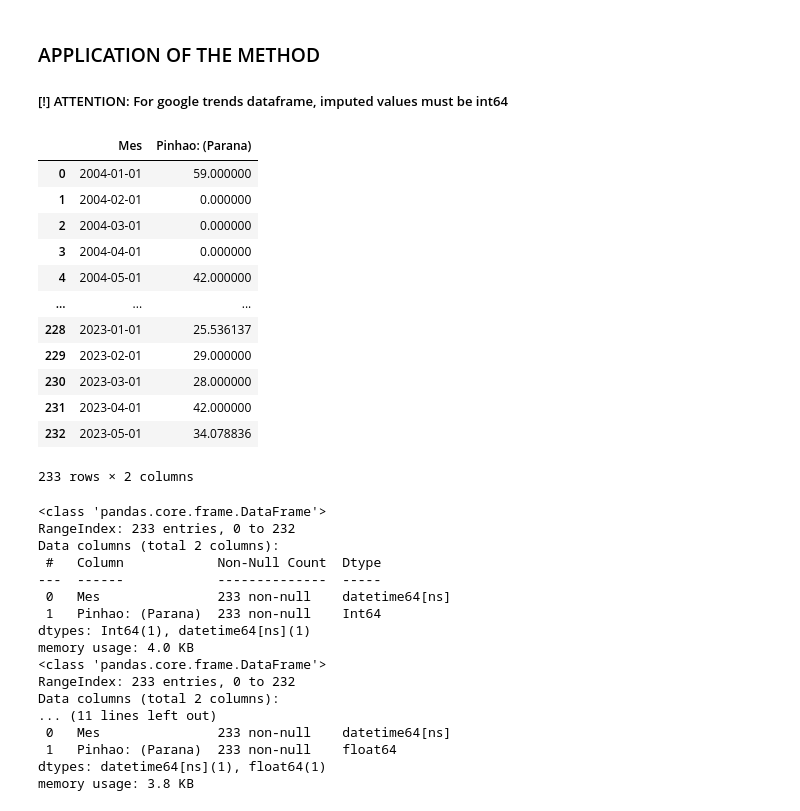
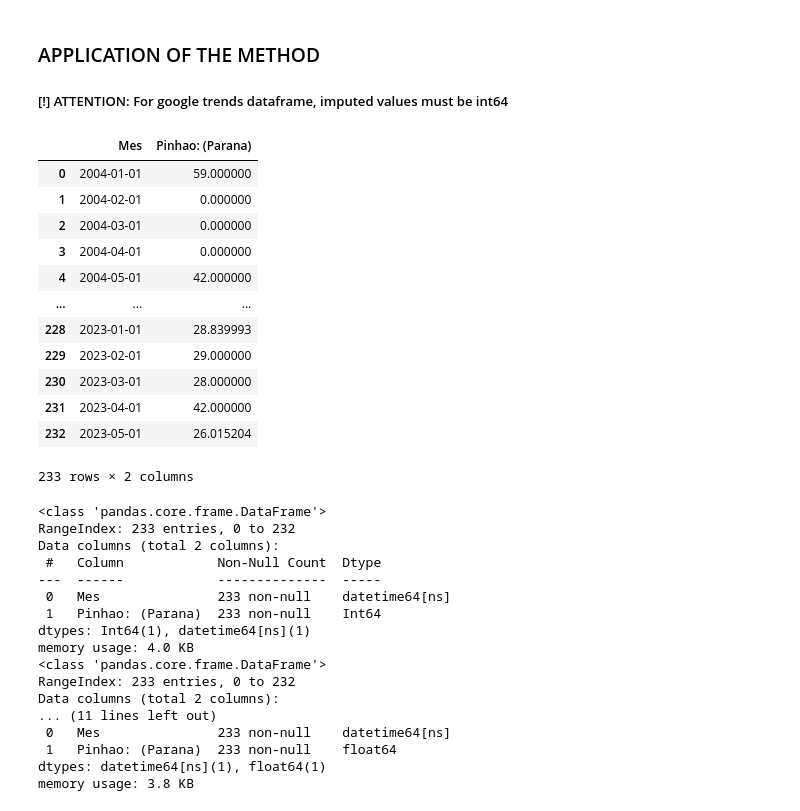
Before and after one commit to Andre-Seiji/mvi_statistical_methods, a Jupyter notebook: linear_logistic_regression-based_mvi_(llrmvi)/llrvi.ipynb, the cells around one changed output. Cells and saved outputs as stored; diff of their text form; code cells hidden in the pictures.

```diff
--- a/linear_logistic_regression-based_mvi_(llrmvi)/llrvi.ipynb
+++ b/linear_logistic_regression-based_mvi_(llrmvi)/llrvi.ipynb
@@ -43,51 +43,54 @@ df_original = df_original.reset_index(drop=True) #reset the index starting from
 # %%
 # Linear Regression model
 def llrvi(df):
     numericos=df[df['Pinhao: (Parana)'].notna()]['Pinhao: (Parana)']
     faltantes=df[df['Pinhao: (Parana)'].isna()]['Pinhao: (Parana)']
 
     # Predictions list
+    cont=0
     list_pred=[]
-    X = np.array(numericos.shift(1)).reshape(-1,1)
-    y = np.array(numericos).reshape(-1,1)
     for order, value in enumerate(faltantes.index):
-        train_size=value
-        X_train, y_train=X[1:train_size], y[1:train_size]
+
+        # Training is done with all instances until penultimate before the missing instance
+        X_train=np.array(numericos.shift(1)[1:value-1-cont]).reshape(-1,1)
+        y_train=np.array(numericos[1:value-1-cont]).reshape(-1,1)
         model = LinearRegression()
         model.fit(X_train, y_train)
+        cont+=1
 
-        # Uses the previous day to model prediction
-        y_pred = model.predict(np.array(numericos.loc[value-1]).reshape(-1,1))
+        # Prediction is done with the instance before missing instance
+        y_pred=model.predict(np.array(numericos.shift(1).loc[value-1]).reshape(-1,1))
         list_pred.append(y_pred[0][0])
 
-    # New column (originals + predictions)
+    # Concat (originals + predictions)
     list_final=[]
     cont=0
     for order, value in enumerate(df['Pinhao: (Parana)']):
           if str(value).isnumeric():
                 list_final.append(value)
           else:
                 list_final.append(list_pred[cont])
                 cont+=1
     df['Pinhao: (Parana)']=list_final
     return df
+
+
+df_pred=llrvi(df_80.copy())
+df_pred
+# %% [output]
+|  | Mes | Pinhao: (Parana) |
+| 0 | 2004-01-01 | 59.000000 |
+| 1 | 2004-02-01 | 0.000000 |
+| 2 | 2004-03-01 | 0.000000 |
+| 3 | 2004-04-01 | 0.000000 |
+| 4 | 2004-05-01 | 42.000000 |
+| ... | ... | ... |
+| 228 | 2023-01-01 | 28.839993 |
+| 229 | 2023-02-01 | 29.000000 |
+| 230 | 2023-03-01 | 28.000000 |
+| 231 | 2023-04-01 | 42.000000 |
+| 232 | 2023-05-01 | 26.015204 |
+233 rows × 2 columns
-# %%
-df_pred=llrvi(df_80.copy())
-df_pred
-# %% [output]
-|  | Mes | Pinhao: (Parana) |
-| 0 | 2004-01-01 | 59.000000 |
-| 1 | 2004-02-01 | 0.000000 |
-| 2 | 2004-03-01 | 0.000000 |
-| 3 | 2004-04-01 | 0.000000 |
-| 4 | 2004-05-01 | 42.000000 |
-| ... | ... | ... |
-| 228 | 2023-01-01 | 25.536137 |
-| 229 | 2023-02-01 | 29.000000 |
-| 230 | 2023-03-01 | 28.000000 |
-| 231 | 2023-04-01 | 42.000000 |
-| 232 | 2023-05-01 | 34.078836 |
-233 rows × 2 columns
 # %%
 #JUST TO CHECK IF ALL DATAFRAMES HAVE THE SAME SHAPE AND DTYPE
 df_original.info()
```
Also changed, not shown: parts of 6 cells of this notebook.
